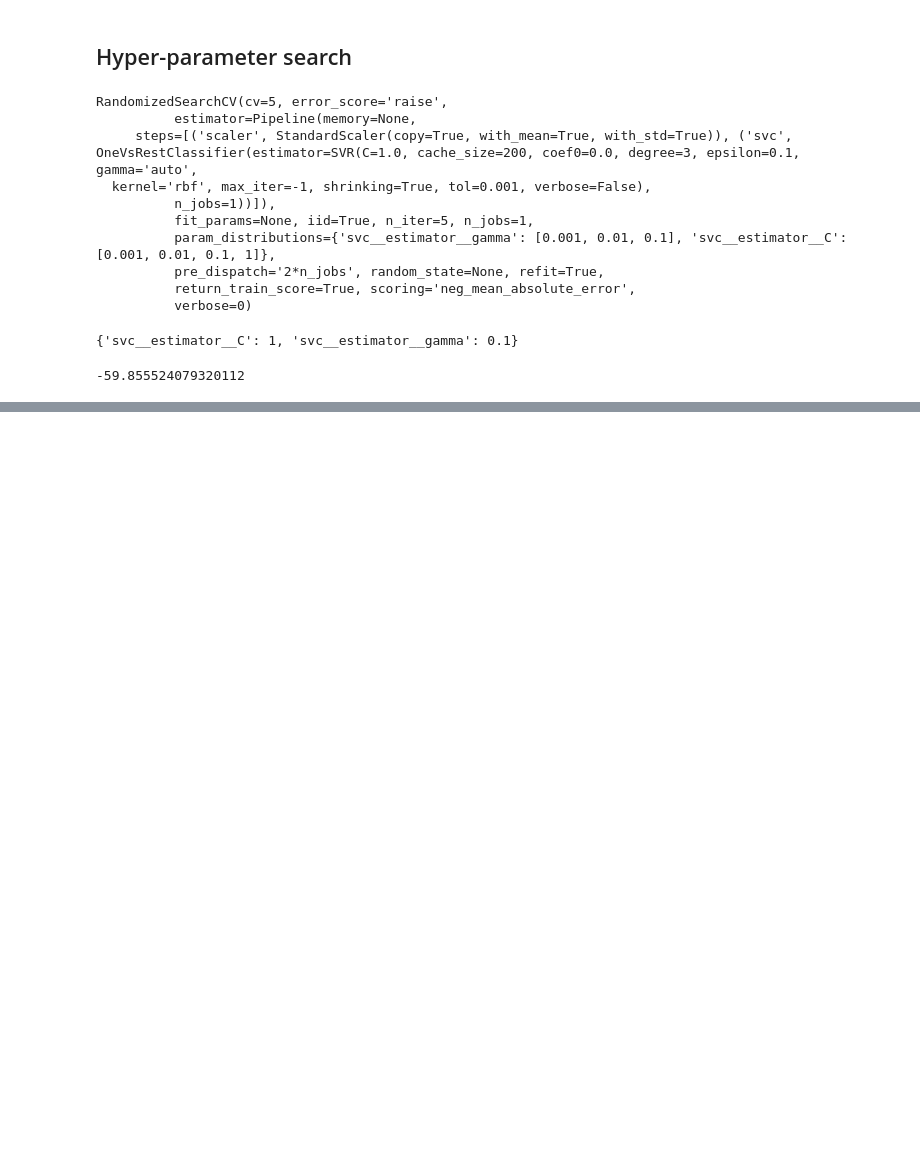
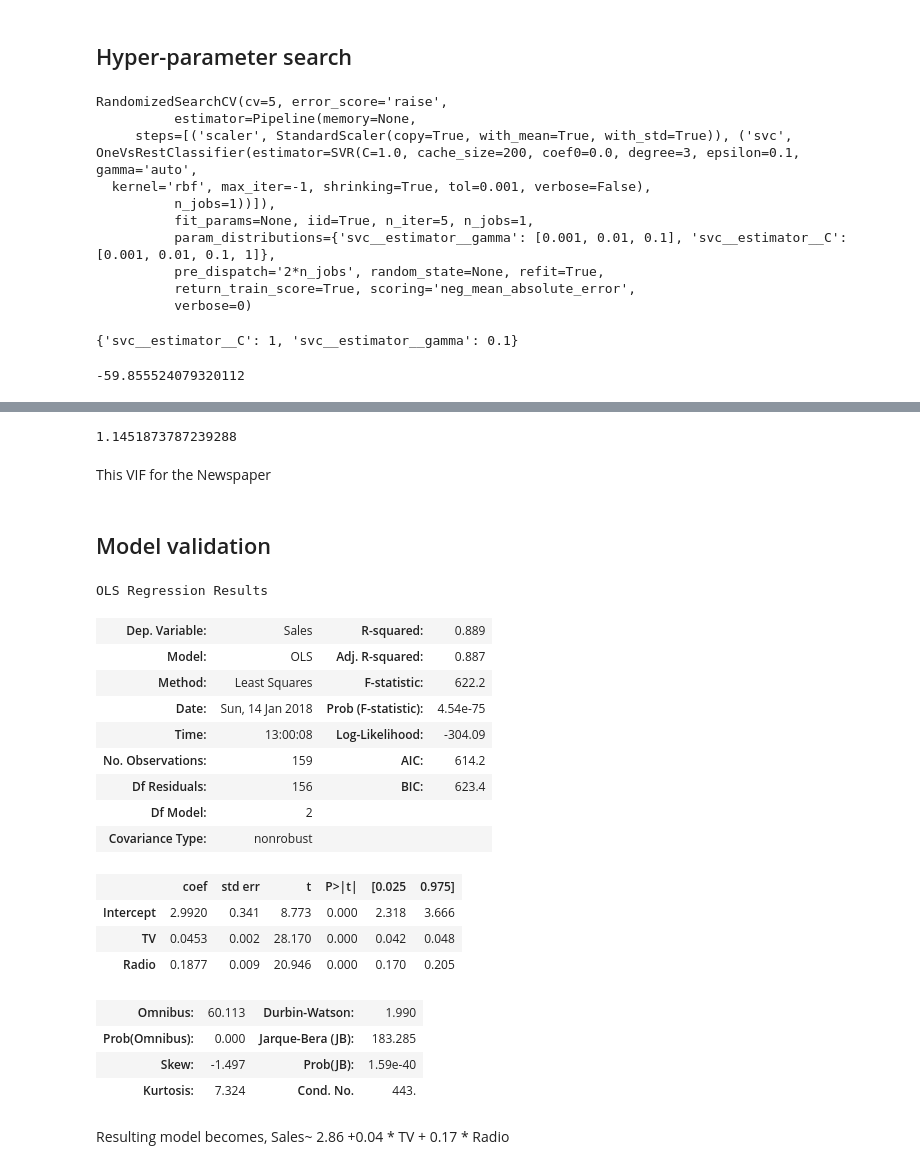
Before and after one commit to ryan13/MLPractice, a Jupyter notebook: Regression_review.ipynb, the cells around one changed output, grey strips where cells are left out. Cells and saved outputs as stored; diff of their text form; code cells hidden in the pictures; blank space fills up the shorter version.

```diff
--- a/Regression_review.ipynb
+++ b/Regression_review.ipynb
@@ -487,0 +577,3 @@ rand_grid.best_score_
+# %%
+### compute RSE
+advert['sales_pred'] = 0.047537 *advert['TV'] +7.03
@@ -487,0 +631,10 @@ rand_grid.best_score_
+# %%
+# compute RSE
+advert['sales_pred']= 5.77 + 0.046* advert['TV'] +0.04* advert['Newspaper']
+advert['RSE'] = (advert['Sales']-advert['sales_pred'])**2
+n,p= 200,2
+tmp = n-p-1
+RSE = np.sqrt(advert.sum()['RSE']/197)
+salesmean = np.mean(advert['Sales'])
+error = RSE /salesmean
+RSE, salesmean, error
@@ -487,0 +655,40 @@ rand_grid.best_score_
+# %%
+model = smf.ols(formula='Newspaper~TV+Radio',data=advert).fit()
+rsquared = model.rsquared
+VIF =1/(1-rsquared)
+VIF
+# %% [output]
+1.1451873787239288
+# %% [markdown]
+This VIF for the Newspaper
+# %% [markdown]
+## Model validation
+# %%
+import numpy as np
+a = np.random.randn(len(advert))
+check =a < 0.8
+training = advert[check]
+testing = advert[~check]
+model5 = smf.ols(formula='Sales~TV+Radio',data=training).fit()
+model5.summary()
+# %% [output]
+OLS Regression Results
+| Dep. Variable: | Sales | R-squared: | 0.889 |
+| Model: | OLS | Adj. R-squared: | 0.887 |
+| Method: | Least Squares | F-statistic: | 622.2 |
+| Date: | Sun, 14 Jan 2018 | Prob (F-statistic): | 4.54e-75 |
+| Time: | 13:00:08 | Log-Likelihood: | -304.09 |
+| No. Observations: | 159 | AIC: | 614.2 |
+| Df Residuals: | 156 | BIC: | 623.4 |
+| Df Model: | 2 |  |  |
+| Covariance Type: | nonrobust |  |  |
+|  | coef | std err | t | P>|t| | [0.025 | 0.975] |
+| Intercept | 2.9920 | 0.341 | 8.773 | 0.000 | 2.318 | 3.666 |
+| TV | 0.0453 | 0.002 | 28.170 | 0.000 | 0.042 | 0.048 |
+| Radio | 0.1877 | 0.009 | 20.946 | 0.000 | 0.170 | 0.205 |
+| Omnibus: | 60.113 | Durbin-Watson: | 1.990 |
+| Prob(Omnibus): | 0.000 | Jarque-Bera (JB): | 183.285 |
+| Skew: | -1.497 | Prob(JB): | 1.59e-40 |
+| Kurtosis: | 7.324 | Cond. No. | 443. |
+# %% [markdown]
+Resulting model becomes, Sales~ 2.86 +0.04 * TV + 0.17 * Radio
```
Also changed, not shown: parts of 24 cells of this notebook, 1 other file.
